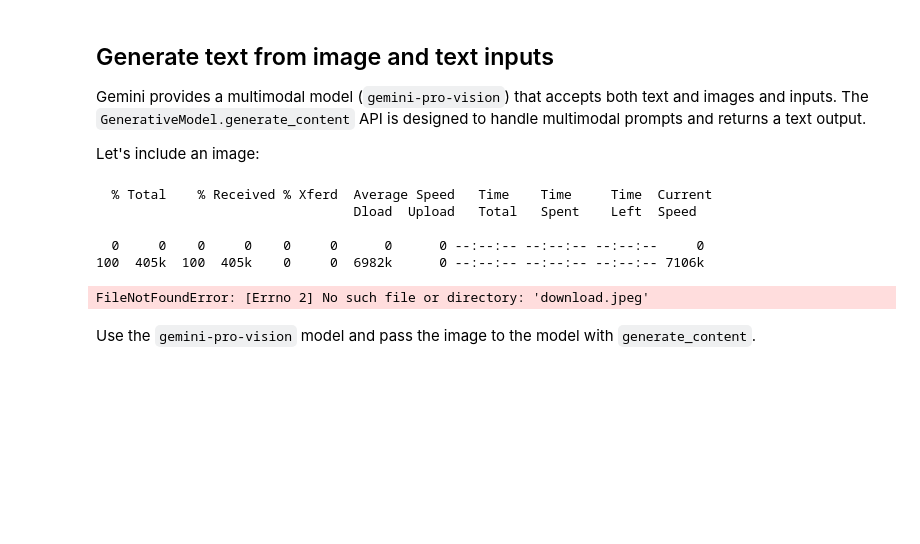
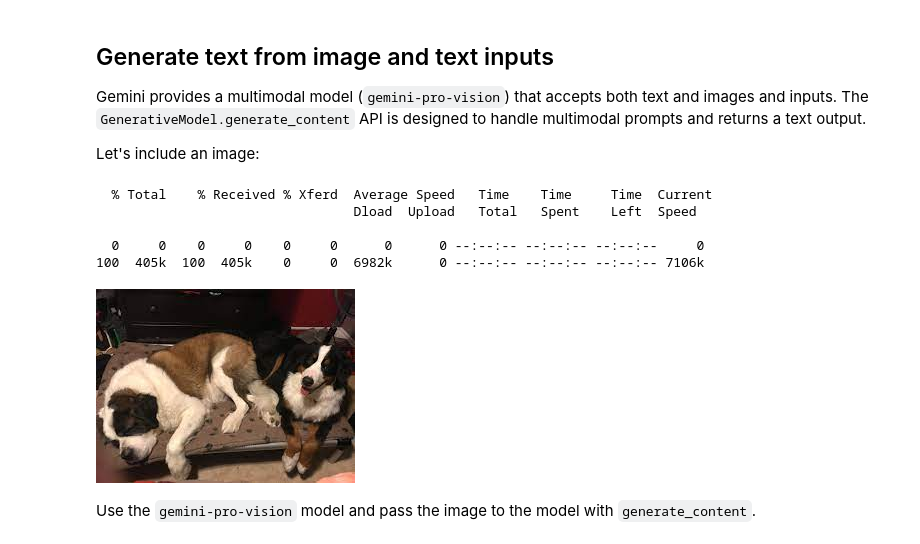
Before and after one commit to piscesaustrinus/gemini_trial, a Jupyter notebook: site/en/tutorials/python_quickstart.ipynb, the cells around one changed output. Cells and saved outputs as stored; diff of their text form; code cells hidden in the pictures; blank space fills up the shorter version.

```diff
--- a/site/en/tutorials/python_quickstart.ipynb
+++ b/site/en/tutorials/python_quickstart.ipynb
@@ -298,6 +275,7 @@ Let's include an image:
 # %%
 import PIL.Image
 
 img = PIL.Image.open('download.jpeg')
+img
 # %% [output]
-FileNotFoundError: [Errno 2] No such file or directory: 'download.jpeg'
+[figure, added]
```
Also changed, not shown: parts of 17 cells of this notebook.
